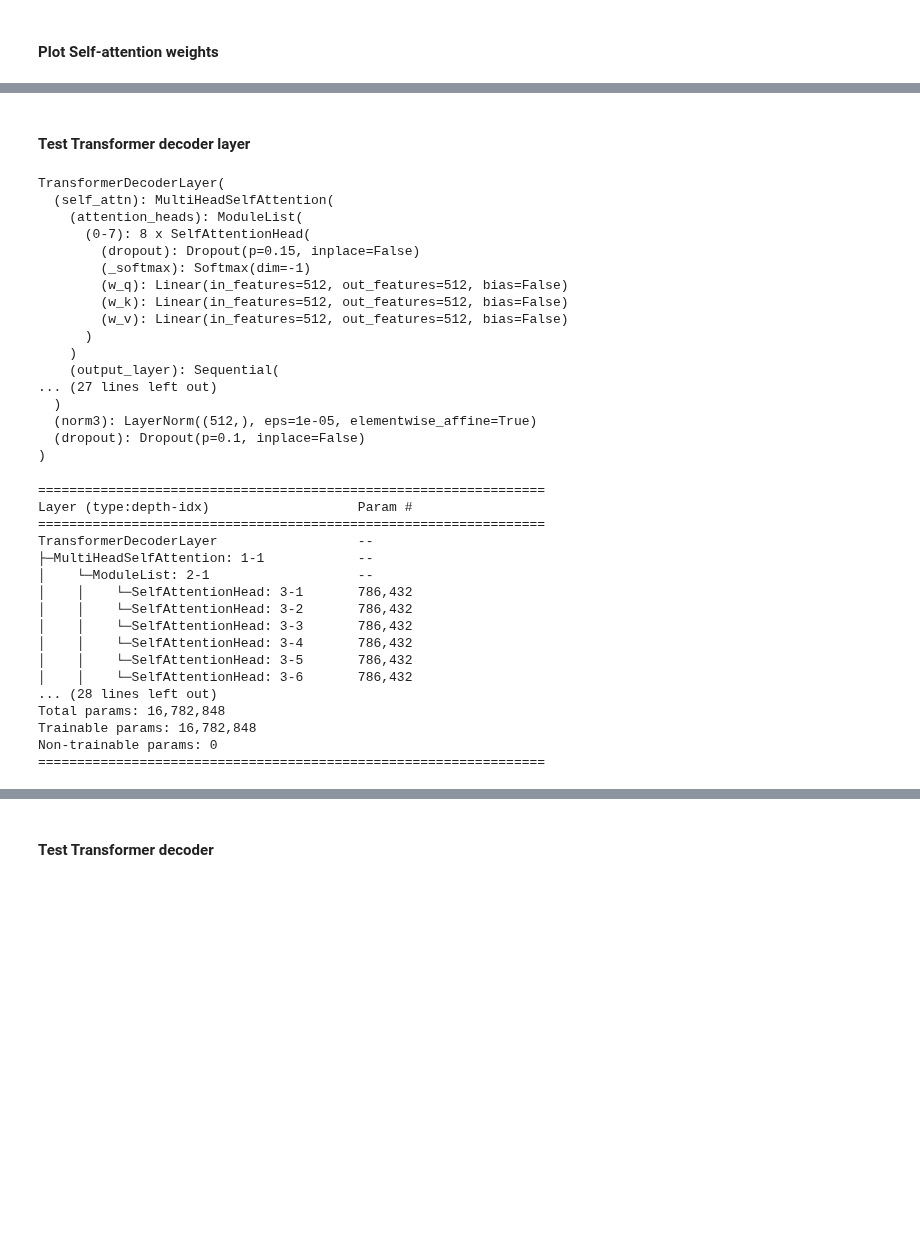
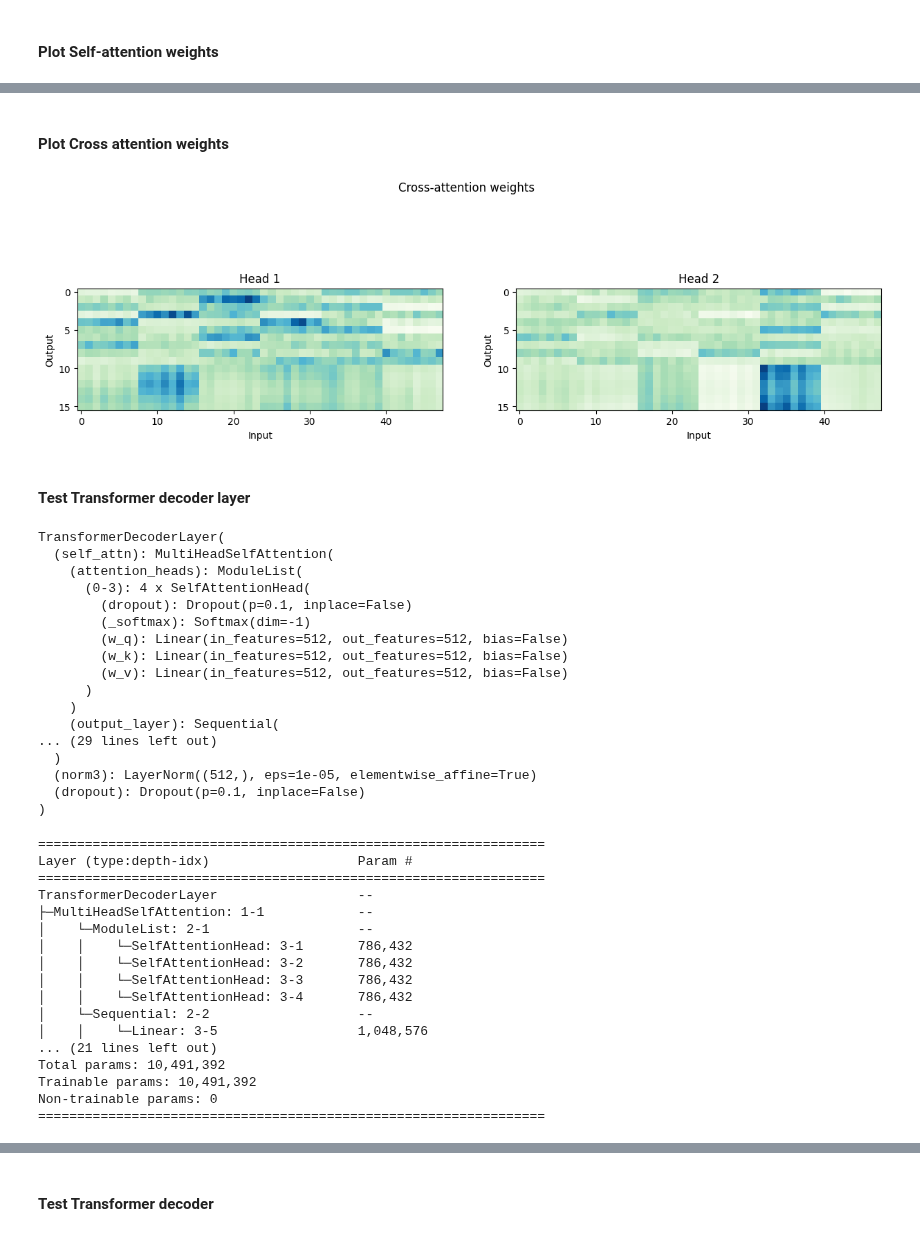
Before and after one commit to dric2018/smf_be, a Jupyter notebook: notebooks/Model.ipynb, the cells around one changed output, grey strips where cells are left out. Cells and saved outputs as stored; diff of their text form; code cells hidden in the pictures; blank space fills up the shorter version.

```diff
--- a/notebooks/Model.ipynb
+++ b/notebooks/Model.ipynb
@@ -325,0 +380,10 @@ outp_seq_lens = sample["motor_cmd"]["length"]
+# %%
+num_heads = 2
+
+cross_attention = MultiHeadSelfAttention(
+    num_heads=num_heads
+).cuda()
+
+cross_attention.eval()
+print(cross_attention)
+summary(cross_attention)
@@ -325,0 +423,12 @@ outp_seq_lens = sample["motor_cmd"]["length"]
+# %%
+%%time
+
+cross_attn_mem, cross_attn_w = cross_attention(
+    q=inp_emb,
+    k=learned_tokens,
+    v=learned_tokens,
+    mask=sample["source_mask"].cuda(),
+    return_weights=True
+)
+
+cross_attn_mem.shape, cross_attn_w.shape
@@ -326,15 +439,23 @@ outp_seq_lens = sample["motor_cmd"]["length"]
+# %% [markdown]
+#### Plot Cross attention weights
+# %%
+plot_attention(cross_attn_w)
+# plot_attention(cross_attn_w, example_idx=2)
+# %% [output]
+[figure, added]
 # %% [markdown]
 #### Test Transformer decoder layer
 # %%
 dec_layer = TransformerDecoderLayer().cuda()
 print(dec_layer)
+dec_layer.eval()
 summary(dec_layer)
 # %% [output]
 TransformerDecoderLayer(
   (self_attn): MultiHeadSelfAttention(
     (attention_heads): ModuleList(
-      (0-7): 8 x SelfAttentionHead(
-        (dropout): Dropout(p=0.15, inplace=False)
+      (0-3): 4 x SelfAttentionHead(
+        (dropout): Dropout(p=0.1, inplace=False)
         (_softmax): Softmax(dim=-1)
         (w_q): Linear(in_features=512, out_features=512, bias=False)
         (w_k): Linear(in_features=512, out_features=512, bias=False)
@@ -342,7 +463,7 @@ TransformerDecoderLayer(
       )
     )
     (output_layer): Sequential(
-... (27 lines left out)
+... (29 lines left out)
   )
   (norm3): LayerNorm((512,), eps=1e-05, elementwise_affine=True)
   (dropout): Dropout(p=0.1, inplace=False)
@@ -357,11 +478,11 @@ TransformerDecoderLayer                  --
 │    │    └─SelfAttentionHead: 3-2       786,432
 │    │    └─SelfAttentionHead: 3-3       786,432
 │    │    └─SelfAttentionHead: 3-4       786,432
-│    │    └─SelfAttentionHead: 3-5       786,432
-│    │    └─SelfAttentionHead: 3-6       786,432
-... (28 lines left out)
-Total params: 16,782,848
-Trainable params: 16,782,848
+│    └─Sequential: 2-2                   --
+│    │    └─Linear: 3-5                  1,048,576
+... (21 lines left out)
+Total params: 10,491,392
+Trainable params: 10,491,392
 Non-trainable params: 0
 =================================================================
 # %%
```
Also changed, not shown: parts of 43 cells of this notebook, 5 other files.
